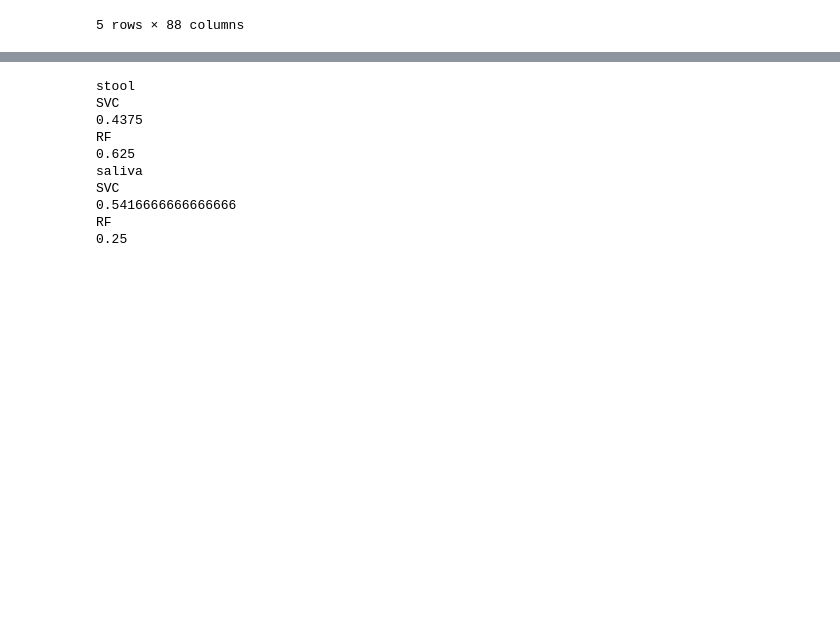
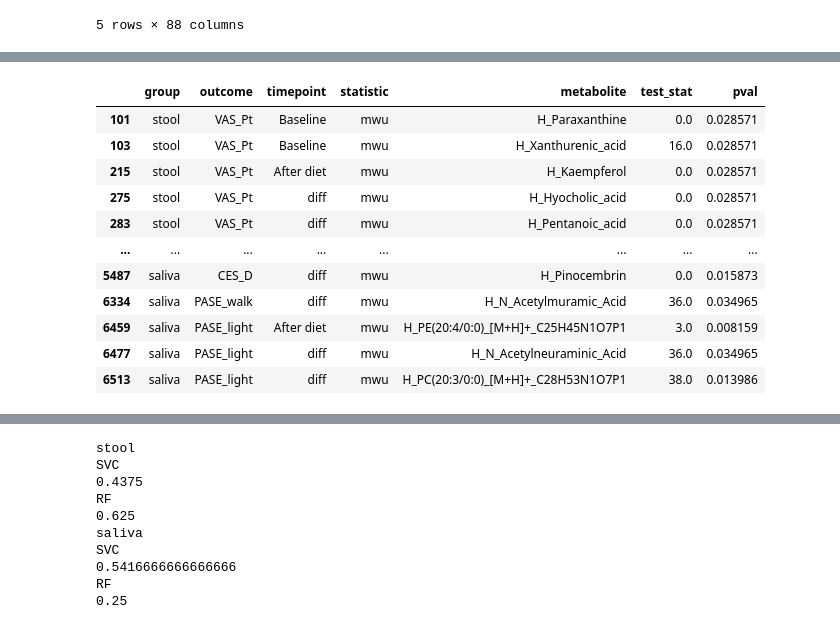
Before and after one commit to kbpi314/oa, a Jupyter notebook: code/oa_v2.ipynb, the cells around one changed output, grey strips where cells are left out. Cells and saved outputs as stored; diff of their text form; code cells hidden in the pictures; blank space fills up the shorter version.

```diff
--- a/code/oa_v2.ipynb
+++ b/code/oa_v2.ipynb
@@ -818,0 +836,95 @@ df
+# %%
+# differnetial metabolome profiling
+gs = []
+os = []
+ts = []
+stats = []
+xs = []
+ss = []
+ps = []
+
+arr = [gs,os,ts,stats,xs,ss,ps]
+
+for g in ['stool','saliva']:
+    for d in ['paired_beta']:
+        # test before and after
+        for tp in ['diff']:
+            #df = gdt_to_df['stool']['paired_beta']['diff']
+            df = gdt_to_df[g][d][tp]
+            df_map = dfd_to_merge[g + '_adh'][d]
+            df = df.dropna(axis=0,how='all')
+            #df_map.index = df_map.index.map(lambda x: x.split('.')[0].replace('-',''))
+            #df = pd.concat([df_map['WOMAC_pain_quartiles'],df],axis=1)
+            for x in list(df.columns.values):
+                t, p = scipy.stats.ttest_1samp(df[x].values, popmean=0,nan_policy='omit')
+                arr = append_results(arr, [g,d,np.nan,'pairedt',x,t,p])
+
+        for o in outcomes:
+            # build expandable arrays; first get possible values of outcome
+            outcome_var = o + '_quartiles'
+            df_map = dfd_to_merge[g + '_adh'][d][outcome_var]
+            # drop na
+            df_map = df_map.dropna(how='any')
+            values = list(df_map.unique())
+
+            for t in ['Baseline','After diet','diff']:
+                # merge with pre post or diff metabolome data
+                df = pd.concat([df_map, gdt_to_df[g][d][t]],axis=1)
+
+                # remove outcome var from iterations
+                df_x = df.drop(outcome_var,axis=1)
+                for x in list(df_x.columns.values):
+                    df_test = df.loc[:,[outcome_var,x]]
+                    #arr_list = [list(df_test.groupby([outcome_var]).get_group(values[i])[x].values) for i in range(len(values))]
+
+                    #W, p = scipy.stats.kruskal(*arr_list)#, nan_policy='omit')
+                    u, p = scipy.stats.mannwhitneyu(df_test[df_test[outcome_var] == 'top'][x].values,
+                                                    df_test[df_test[outcome_var] == 'bottom'][x].values,
+                                                    nan_policy='omit')
+
+                    if p<0.05:
+                        sns.boxplot(data=df_test, x=outcome_var, y=x)
+                        sns.swarmplot(data=df_test, x=outcome_var, y=x, color='black')
+                        sns.despine()
+
+                        plt.tight_layout()
+                        plt.savefig(path + 'outputs/Qiime2_' + g + '/meta_' + x.replace('/','fslash') + '_' + t + '_' + o + '.pdf')
+                        plt.close()
+
+                    # arr = append_results(arr, [g,o,t,'kw',x,u,p])
+                    arr = append_results(arr, [g,o,t,'mwu',x,u,p])
+
+
+df_results = pd.DataFrame.from_dict({
+    'group': gs,
+    'outcome': os,
+    'timepoint': ts,
+    'statistic': stats,
+    'metabolite': xs,
+    'test_stat': ss,
+    'pval': ps
+})
+df_results.to_csv(path + 'outputs/df_results_meta_diff.tsv', sep='\t')
+
+# df_results.head()
+# df = df_results[df_results['statistic'] == 'kw']
+df = df_results[df_results['statistic'] == 'mwu']
+df[df['pval'] < 0.05]
+
+#df = df_results[df_results['statistic'] == 'kw']
+#df = df.dropna(subset='pval')
+#df['FDR_bh'] = scipy.stats.false_discovery_control(df['pval'].values)
+#df = df[df['FDR_bh'] < 0.05]
+# %% [output]
+|  | group | outcome | timepoint | statistic | metabolite | test_stat | pval |
+| 101 | stool | VAS_Pt | Baseline | mwu | H_Paraxanthine | 0.0 | 0.028571 |
+| 103 | stool | VAS_Pt | Baseline | mwu | H_Xanthurenic_acid | 16.0 | 0.028571 |
+| 215 | stool | VAS_Pt | After diet | mwu | H_Kaempferol | 0.0 | 0.028571 |
+| 275 | stool | VAS_Pt | diff | mwu | H_Hyocholic_acid | 0.0 | 0.028571 |
+| 283 | stool | VAS_Pt | diff | mwu | H_Pentanoic_acid | 0.0 | 0.028571 |
+| ... | ... | ... | ... | ... | ... | ... | ... |
+| 5487 | saliva | CES_D | diff | mwu | H_Pinocembrin | 0.0 | 0.015873 |
+| 6334 | saliva | PASE_walk | diff | mwu | H_N_Acetylmuramic_Acid | 36.0 | 0.034965 |
+| 6459 | saliva | PASE_light | After diet | mwu | H_PE(20:4/0:0)_[M+H]+_C25H45N1O7P1 | 3.0 | 0.008159 |
+| 6477 | saliva | PASE_light | diff | mwu | H_N_Acetylneuraminic_Acid | 36.0 | 0.034965 |
+| 6513 | saliva | PASE_light | diff | mwu | H_PC(20:3/0:0)_[M+H]+_C28H53N1O7P1 | 38.0 | 0.013986 |
```
Also changed, not shown: parts of 15 cells of this notebook.
